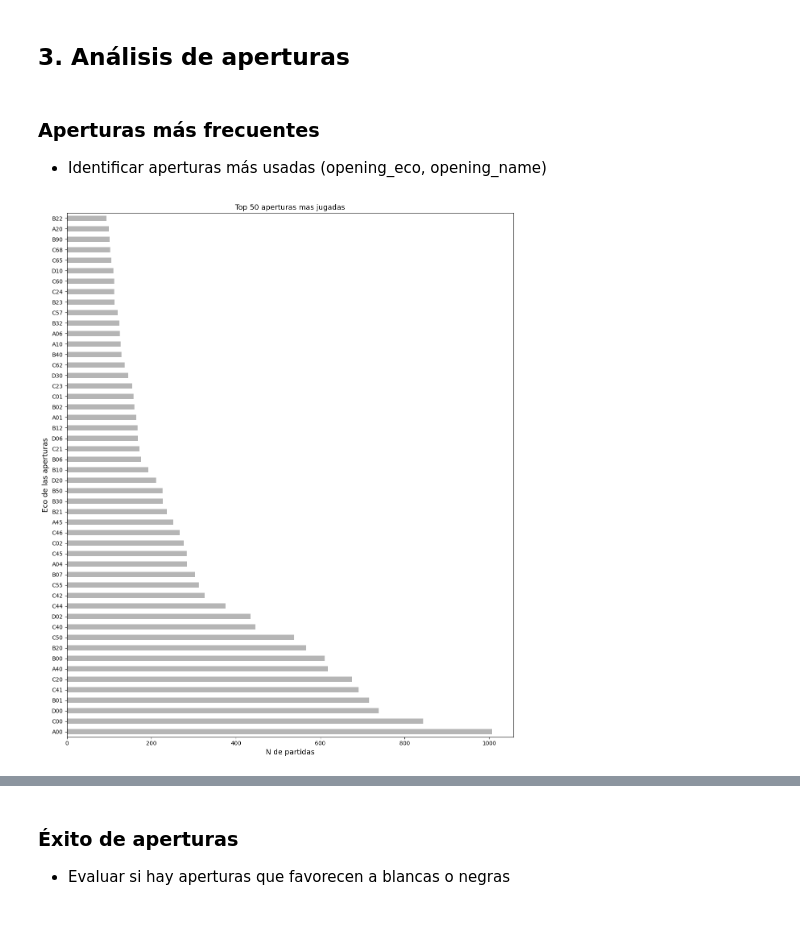
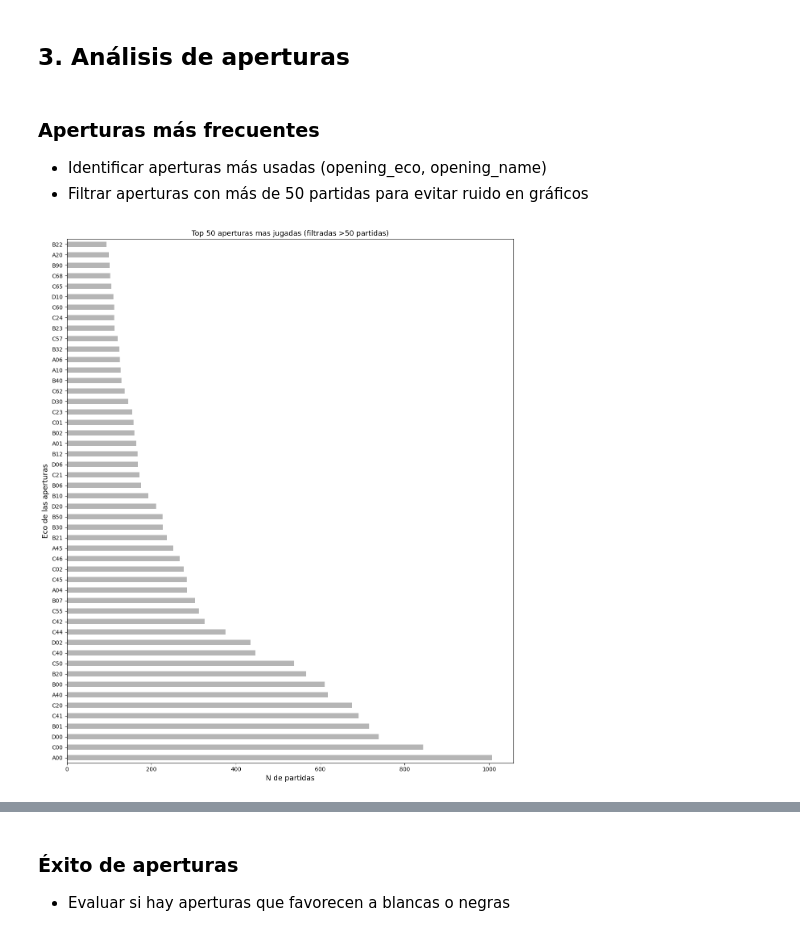
Before and after one commit to bernacode/chess-data-analysis, a Jupyter notebook: notebooks/01_exploracion.ipynb, the cells around one changed output, grey strips where cells are left out. Drawn from its saved outputs; the diff is of its cells as text; code cells hidden in the pictures.

```diff
--- a/notebooks/01_exploracion.ipynb
+++ b/notebooks/01_exploracion.ipynb
@@ -7,9 +7,8 @@ import matplotlib.dates as mdates
 import seaborn as sns
 import scipy as stats
 
-# Definir rutas relativas (notebook está en /notebooks)
 BASE_DIR = Path('..')
-DATA_DIR = BASE_DIR / 'data' / 'raw'
+DATA_DIR = BASE_DIR / 'data'
 df = pd.read_csv(DATA_DIR / 'games.csv')
 
 df.head()
@@ -223,6 +243,9 @@ plt.show()
 # %% [markdown]
 - ¿Cómo se distribuyen las partidas a lo largo del tiempo (created_at)? ¿Hay temporadas de mayor actividad?
 # %%
+df["created_at"] = pd.to_datetime(df["created_at"], errors='coerce', unit='ms')
+df["last_move_at"] = pd.to_datetime(df["last_move_at"], errors='coerce', unit='ms')
+
 df_date = df["created_at"].dt.date.value_counts().sort_index()
 df_date = df_date.reset_index()
 df_date.head()
@@ -541,19 +560,25 @@ sns.kdeplot(df, x="black_rating", color=greys_palette[3], ax=ax, fill=False)
 ### Aperturas más frecuentes
 
 - Identificar aperturas más usadas (opening_eco, opening_name)
+- Filtrar aperturas con más de 50 partidas para evitar ruido en gráficos
 # %%
-oppening_eco = df["opening_eco"].value_counts().head(50)
+# Filtrar aperturas con más de 50 partidas
+eco_counts = df['opening_eco'].value_counts()
+eco_filtered = eco_counts[eco_counts > 50].index
+df_eco_filtered = df[df['opening_eco'].isin(eco_filtered)]
+
+oppening_eco = df_eco_filtered["opening_eco"].value_counts().head(50)
 
 fig, ax = plt.subplots(figsize=(12,14))
 
 oppening_eco.plot(kind="barh", ax=ax, color=greys_palette[1])
 
-ax.set_title("Top 50 aperturas mas jugadas", fontsize=13)
+ax.set_title("Top 50 aperturas mas jugadas (filtradas >50 partidas)", fontsize=13)
 ax.set_xlabel("N de partidas", fontsize=13)
 ax.set_ylabel("Eco de las aperturas", fontsize=13)
 
 plt.tight_layout()
 plt.show()
 # %% [output]
-[figure, old version]
+[figure, new version]
 # %%
```
Also changed, not shown: parts of 26 cells of this notebook.
